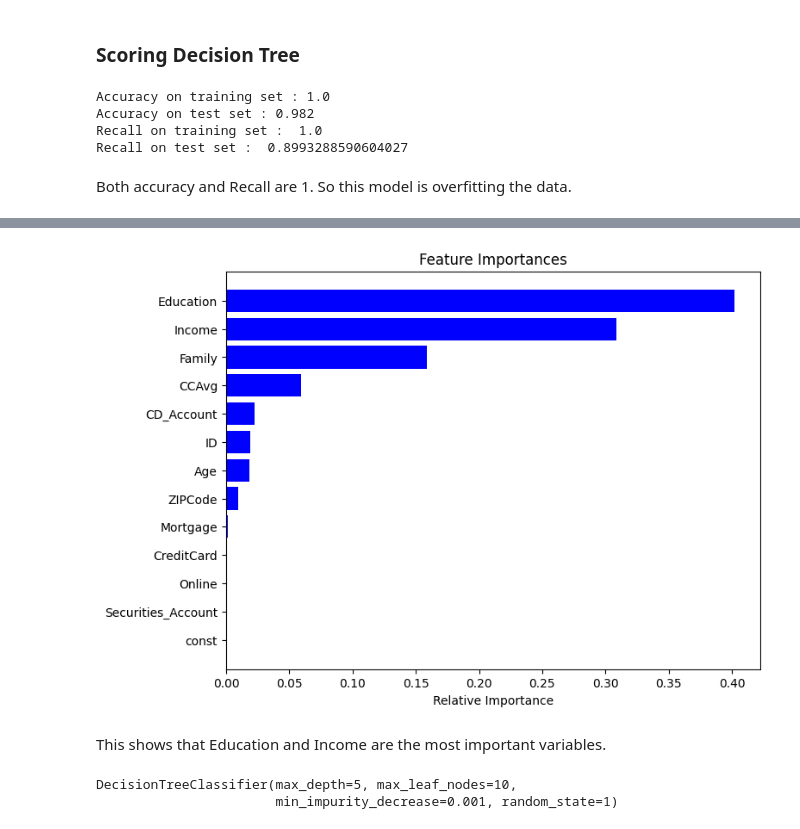
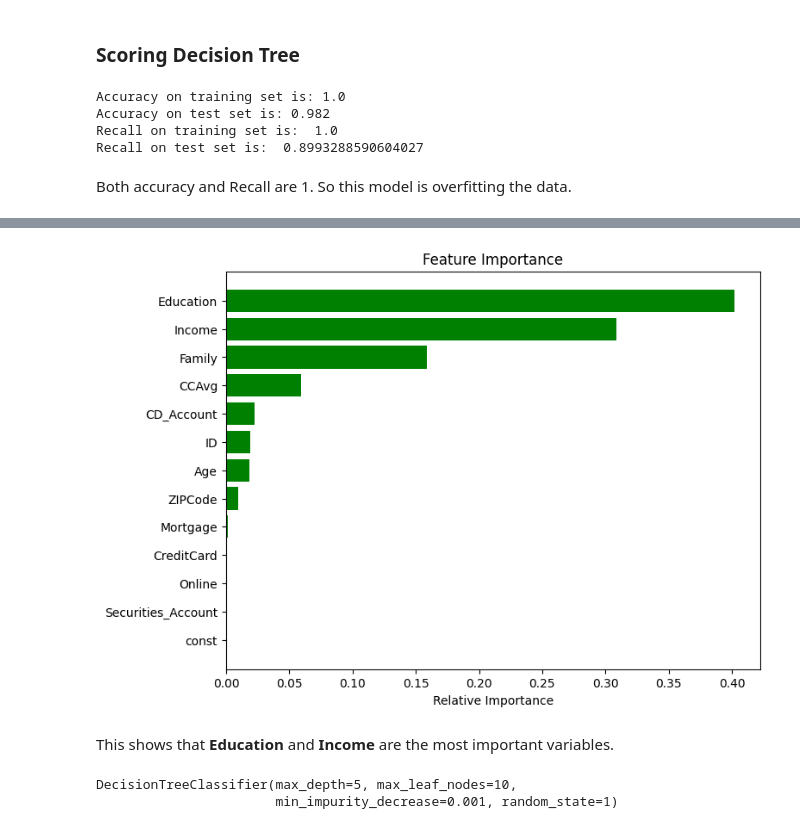
Before and after one commit to nirajguru/machine-learning-projects, a Jupyter notebook: personal-loan-compaign/notebook/loan-compaign-solution-niraj.ipynb, the cells around one changed output, grey strips where cells are left out. Saved outputs shown, nothing was run; the diff lists cells and outputs as text; code cells hidden in the pictures.

```diff
--- a/personal-loan-compaign/notebook/loan-compaign-solution-niraj.ipynb
+++ b/personal-loan-compaign/notebook/loan-compaign-solution-niraj.ipynb
@@ -240,7 +242,7 @@ Looking at the plots, we observe that:
 ### Bivariate Analysis of numerical variables with target variable (personal loan)
 # %%
 # Line plot to show relationship of personal loan with other variables
-fig = plt.figure(figsize=(10,5))
+fig = plt.figure(figsize=(15,10))
 for i,col in enumerate(numerical_columns):
     ax = fig.add_subplot(2,3,i+1)
     sns.barplot( x = df['Personal_Loan'], y = df[col])
@@ -526,16 +517,16 @@ def get_recall_score(model):
 # %%
 from sklearn import metrics
 
-print('Accuracy on training set :', dTree.score(X_train, y_train))
-print('Accuracy on test set :', dTree.score(X_test, y_test))
+print('Accuracy on training set is:', dTree.score(X_train, y_train))
+print('Accuracy on test set is:', dTree.score(X_test, y_test))
 
 # Recall on train and test
 get_recall_score(dTree)
 # %% [output]
-Accuracy on training set : 1.0
-Accuracy on test set : 0.982
-Recall on training set :  1.0
-Recall on test set :  0.8993288590604027
+Accuracy on training set is: 1.0
+Accuracy on test set is: 0.982
+Recall on training set is:  1.0
+Recall on test set is:  0.8993288590604027
 # %% [markdown]
 Both accuracy and Recall are 1. So this model is overfitting the data.
 # %%
@@ -558,18 +549,18 @@ CreditCard          0.000000
 # %%
 feature_names = list(X_train.columns)
 importances = dTree.feature_importances_
 indices = np.argsort(importances)
 
 plt.figure(figsize=(8,6))
-plt.title('Feature Importances')
-plt.barh(range(len(indices)), importances[indices], color='blue', align='center')
+plt.title('Feature Importance')
+plt.barh(range(len(indices)), importances[indices], color='green', align='center')
 plt.yticks(range(len(indices)), [feature_names[i] for i in indices])
 plt.xlabel('Relative Importance')
 plt.show()
 # %% [output]
-[figure, old version]
+[figure, new version]
 # %% [markdown]
-This shows that Education and Income are the most important variables.
+This shows that **Education** and **Income** are the most important variables.
 # %%
 from sklearn.model_selection import GridSearchCV
 
```
Also changed, not shown: parts of 21 cells of this notebook.
